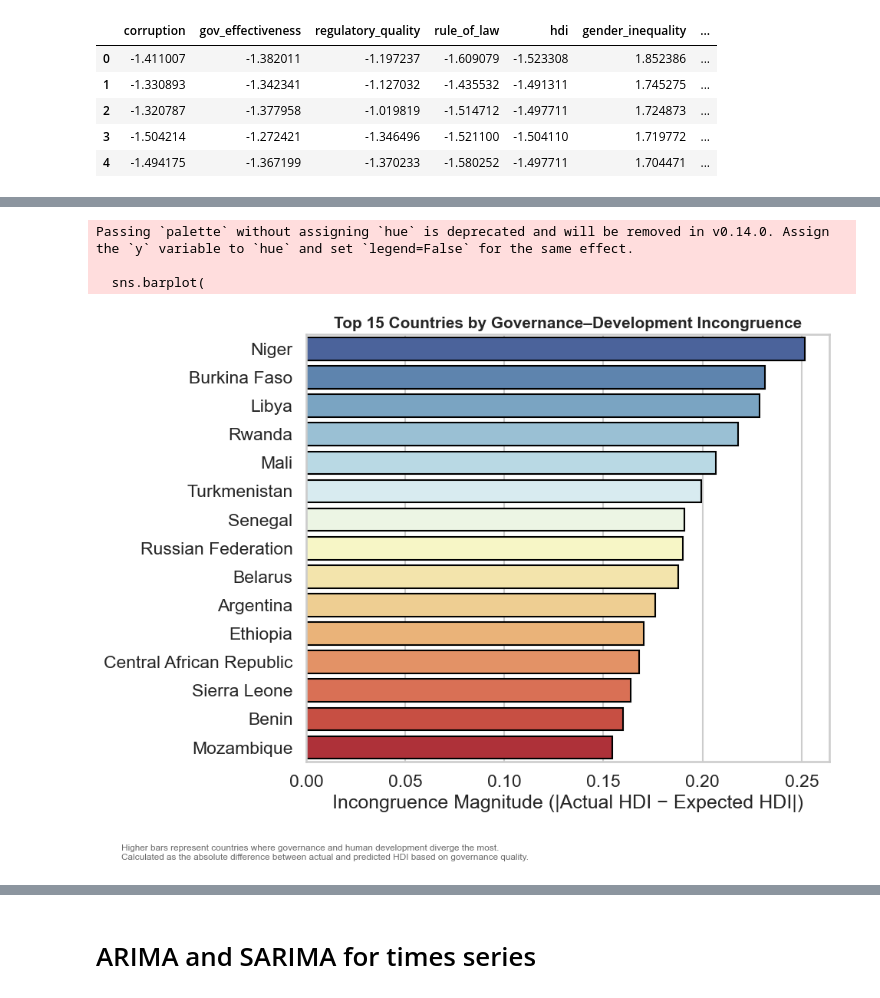
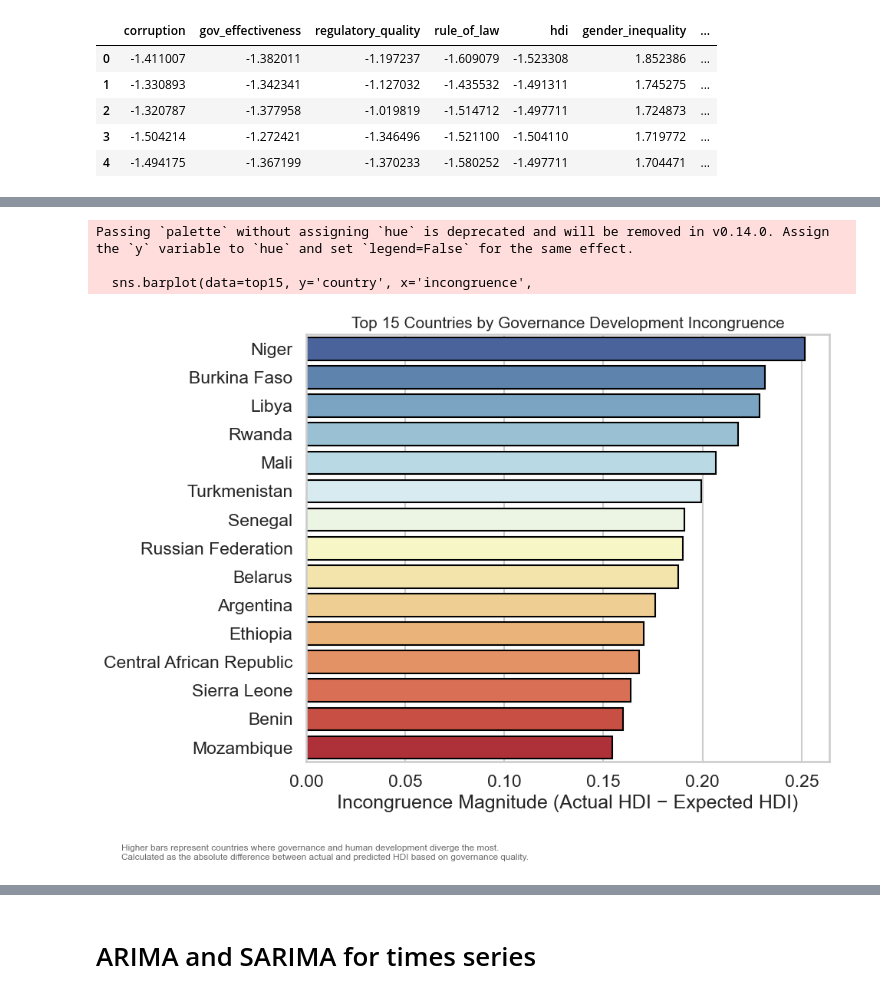
Before and after one commit to moonexca/governance-effectiveness-global-society-ml, a Jupyter notebook: MachineLearning_SoledadYash.ipynb, the cells around one changed output, grey strips where cells are left out. Saved outputs shown, nothing was run; the diff lists cells and outputs as text; code cells hidden in the pictures.

```diff
--- a/MachineLearning_SoledadYash.ipynb
+++ b/MachineLearning_SoledadYash.ipynb
@@ -491,16 +494,0 @@ plt.show()
-# %%
-sns.set(style="whitegrid", font_scale=1.1)
-plt.figure(figsize=(15,6))
-sns.lineplot(data=df, x='year', y='hdi', hue='continent', estimator='mean', ci=None, palette='Set2', linewidth=2.2, alpha=1)
-global_mean = df.groupby('year')['hdi'].mean().reset_index()
-sns.lineplot(data=global_mean, x='year', y='hdi', color='red', linestyle='--', linewidth=2, label='Global Average')
-
-plt.title("Trend of Average Human Development Index (HDI) Over Time (2013–2022)", fontsize=15, weight='bold', pad=15)
-plt.xlabel("Year", fontsize=12)
-plt.ylabel("Average HDI", fontsize=12)
-plt.ylim(0.4, 0.95)
-plt.xticks(range(2013, 2023))
-plt.legend(title="Continent", bbox_to_anchor=(1.05, 1), loc='upper left')
-plt.grid(alpha=0.3)
-plt.tight_layout()
-plt.show()
@@ -717,34 +770,34 @@ from sklearn.linear_model import LinearRegression
 # Recalculate governance index and incongruence if needed
 df['governance_index'] = df[['corruption','gov_effectiveness','regulatory_quality','rule_of_law']].mean(axis=1)
 country_mean = df.groupby('country', as_index=False)[['hdi','governance_index']].mean()
 
 # Expected HDI based on governance
 X = country_mean[['governance_index']]
 y = country_mean['hdi']
 model = LinearRegression().fit(X, y)
 country_mean['expected_hdi'] = model.predict(X)
 country_mean['incongruence'] = abs(country_mean['hdi'] - country_mean['expected_hdi'])
 
 # Top 15 countries with strongest mismatch
 top15 = country_mean.sort_values('incongruence', ascending=False).head(15)
 
 # Plot
 sns.set(style="whitegrid", context="talk")
 plt.figure(figsize=(10,7))
 sns.barplot(data=top15, y='country', x='incongruence',
     palette='RdYlBu_r', edgecolor='black')
-plt.title("Top 15 Countries by Governance–Development Incongruence", fontsize=15, weight='bold')
-plt.xlabel("Incongruence Magnitude (|Actual HDI − Expected HDI|)")
+plt.title("Top 15 Countries by Governance Development Incongruence", fontsize=15)
+plt.xlabel("Incongruence Magnitude (Actual HDI − Expected HDI)")
 plt.ylabel("")
 plt.figtext(
     0.05, -0.05,
     "Higher bars represent countries where governance and human development diverge the most.\n"
     "Calculated as the absolute difference between actual and predicted HDI based on governance quality.",
     fontsize=8.5, color='dimgray')
 plt.tight_layout()
 plt.show()
 # %% [output]
 Passing `palette` without assigning `hue` is deprecated and will be removed in v0.14.0. Assign the `y` variable to `hue` and set `legend=False` for the same effect.
 
-  sns.barplot(
+  sns.barplot(data=top15, y='country', x='incongruence',
-[figure, old version]
+[figure, new version]
```
Also changed, not shown: parts of 39 cells of this notebook.
